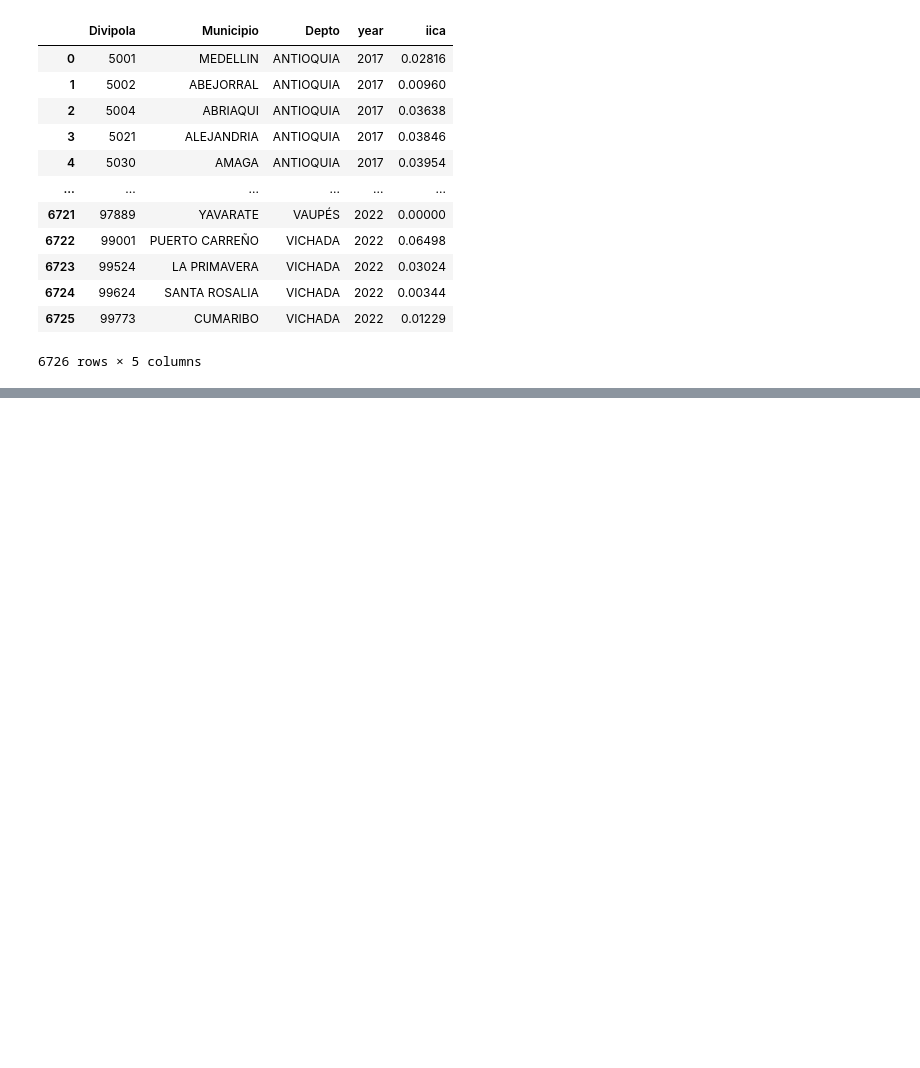
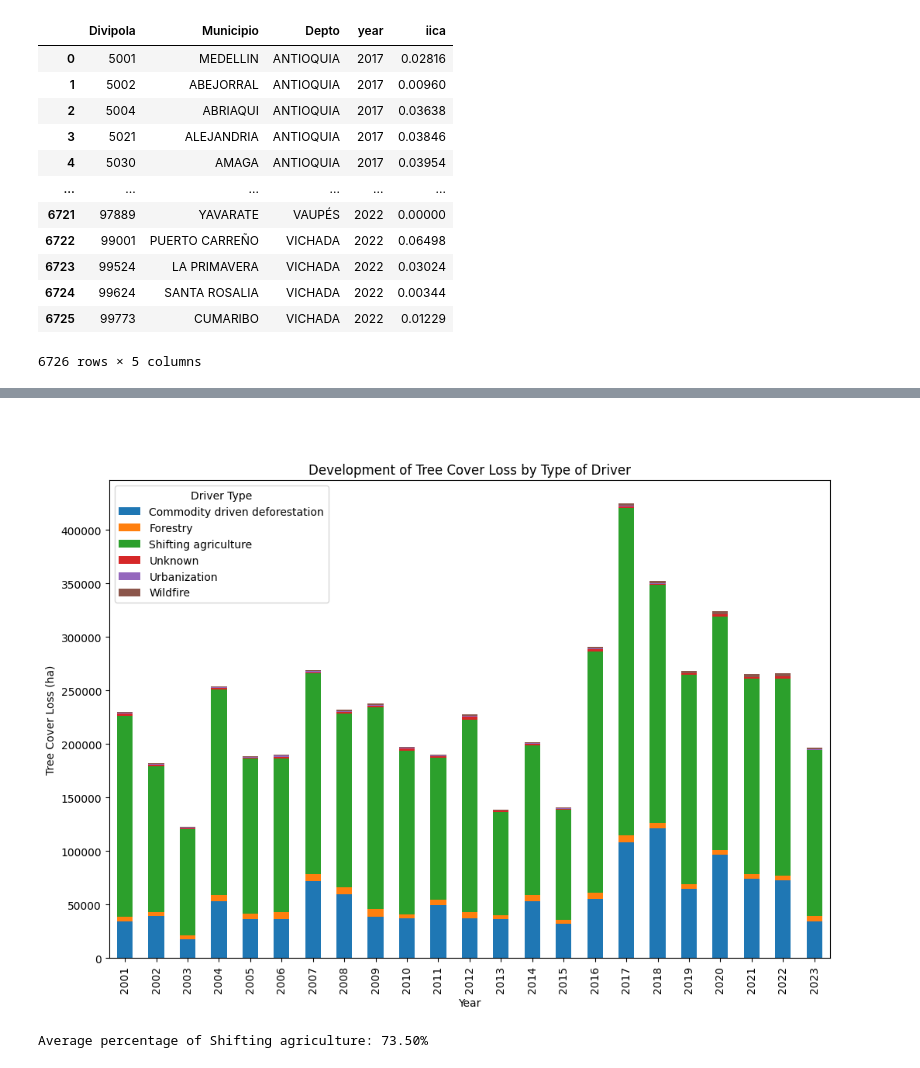
Before and after one commit to cpj97/MDS_thesis, a Jupyter notebook: script.ipynb, the cells around one changed output, grey strips where cells are left out. Drawn from its saved outputs; the diff is of its cells as text; code cells hidden in the pictures; blank space fills up the shorter version.

```diff
--- a/script.ipynb
+++ b/script.ipynb
@@ -149,0 +273,21 @@ merged_iica.describe()
+# %%
+#####################
+### Deforestation ###
+#####################
+
+# Select only numeric columns
+numeric_cols = dataframes[1].select_dtypes(include=[np.number]).columns
+
+# Group by 'subnational1' and 'subnational2' and calculate the mean for tree cover loss for all thresholds
+dataframes[1] = dataframes[1].groupby(['subnational1', 'subnational2'])[numeric_cols].mean()
+dataframes[1].reset_index(inplace=True)
+dataframes[1] = dataframes[1].iloc[:, list(range(0, 2)) + list(range(7, dataframes[1].shape[1]))]
+
+# Wide to long
+dataframes[1] = pd.melt(dataframes[1], id_vars=dataframes[1].columns[0:2], value_vars=dataframes[1].columns[2:],
+                    var_name='year', value_name='tc_loss')
+
+# Extract only the year number from the 'year' column
+dataframes[1]['year'] = dataframes[1]['year'].str.extract('(\d+)').astype(int)
+
+dataframes[1]
@@ -150,3 +324,39 @@ merged_iica.describe()
+# %% [markdown]
+#
+# %%
+#######################################
+### Deforestation by type of driver ###
+#######################################
+
+# Deforestation data by type of driver
+df_deforestation = dataframes[3]
+
+# Pivot the dataframe to have years as index and types as columns
+df_pivot = df_deforestation.pivot(index='umd_tree_cover_loss__year', columns='tsc_tree_cover_loss_drivers__driver', values='umd_tree_cover_loss__ha')
+
+# Plot the bar graph
+df_pivot.plot(kind='bar', stacked=True, figsize=(12, 8))
+
+plt.title('Development of Tree Cover Loss by Type of Driver')
+plt.xlabel('Year')
+plt.ylabel('Tree Cover Loss (ha)')
+plt.legend(title='Driver Type')
+plt.show()
+# %% [output]
+[figure, added]
+# %%
+# Calculate the total tree cover loss by year
+df_pivot['Total'] = df_pivot.sum(axis=1)
+
+# Calculate the percentage of "Shifting agriculture" for each year
+df_pivot['Shifting_agriculture_percentage'] = (df_pivot['Shifting agriculture'] / df_pivot['Total']) * 100
+
+# Calculate the average percentage of "Shifting agriculture"
+average_shifting_agriculture_percentage = df_pivot['Shifting_agriculture_percentage'].mean()
+
+print(f"Average percentage of Shifting agriculture: {average_shifting_agriculture_percentage:.2f}%")
+# %% [output]
+Average percentage of Shifting agriculture: 73.50%
 # %%
 import numpy as np
 from sklearn.preprocessing import PolynomialFeatures
```
Also changed, not shown: parts of 11 cells of this notebook, 1 other file.
